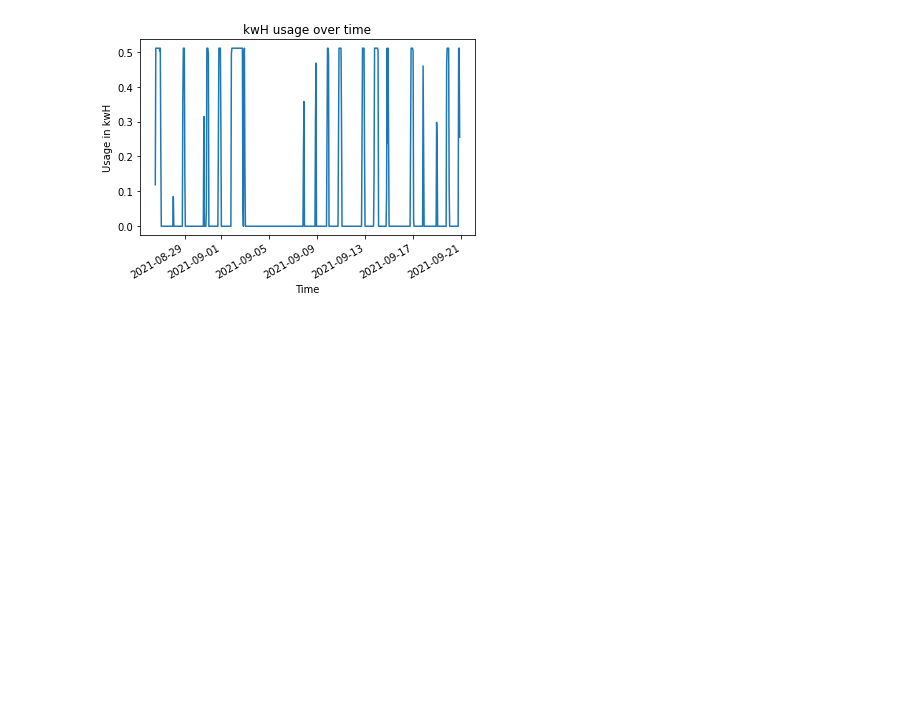
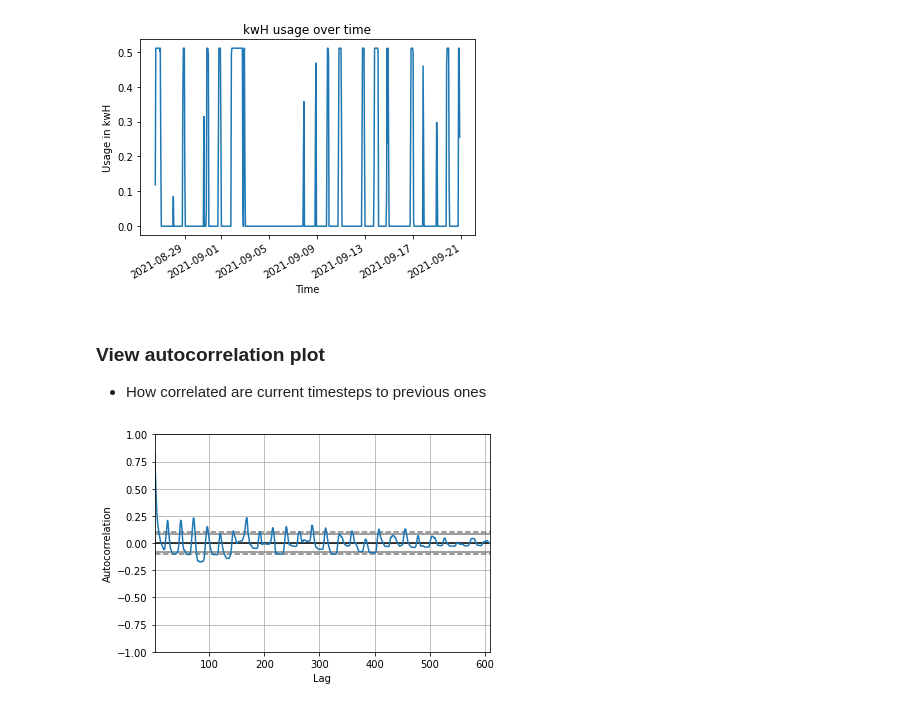
Before and after one commit to smannan/LIFXBulbAnalysis, a Jupyter notebook: SmartBulbARIMAModel.ipynb, the cells around one changed output. Saved outputs shown, nothing was run; the diff lists cells and outputs as text; code cells hidden in the pictures; blank space fills up the shorter version.

Commit message:
Visualize ACF plots

```diff
--- a/SmartBulbARIMAModel.ipynb
+++ b/SmartBulbARIMAModel.ipynb
@@ -32,3 +34,12 @@ plt.xlabel('Time')
 plt.show()
 # %% [output]
 [figure]
+# %% [markdown]
+### View autocorrelation plot
+- How correlated are current timesteps to previous ones
+# %%
+from pandas.plotting import autocorrelation_plot
+autocorrelation_plot(bulb_data[['kWH']])
+plt.show()
+# %% [output]
+[figure, added]
```
Also changed, not shown: parts of 6 cells of this notebook.
